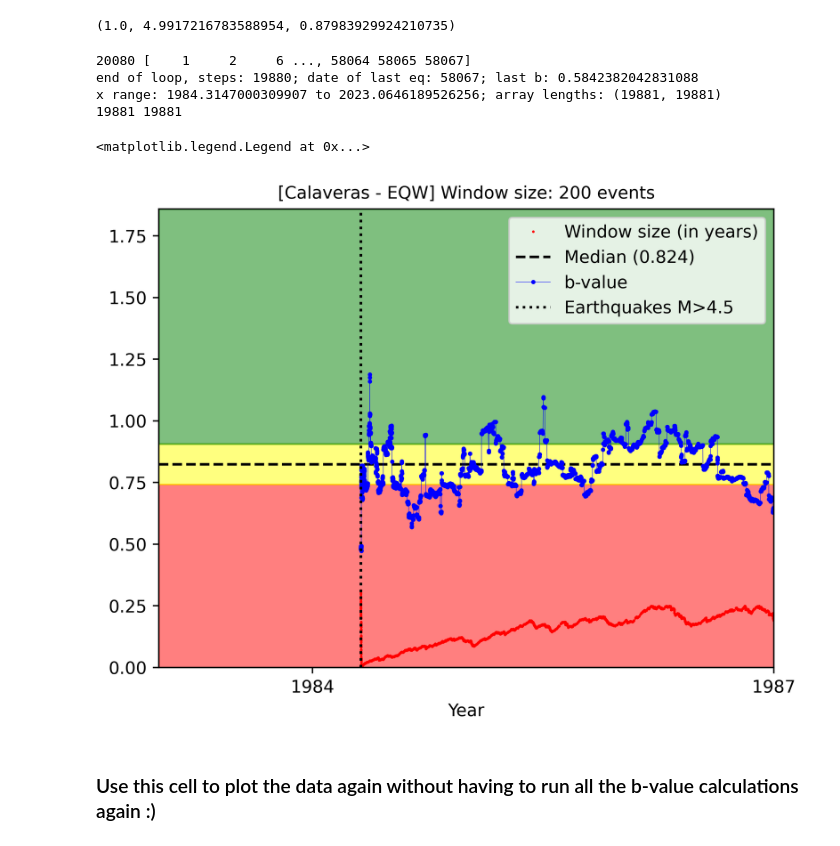
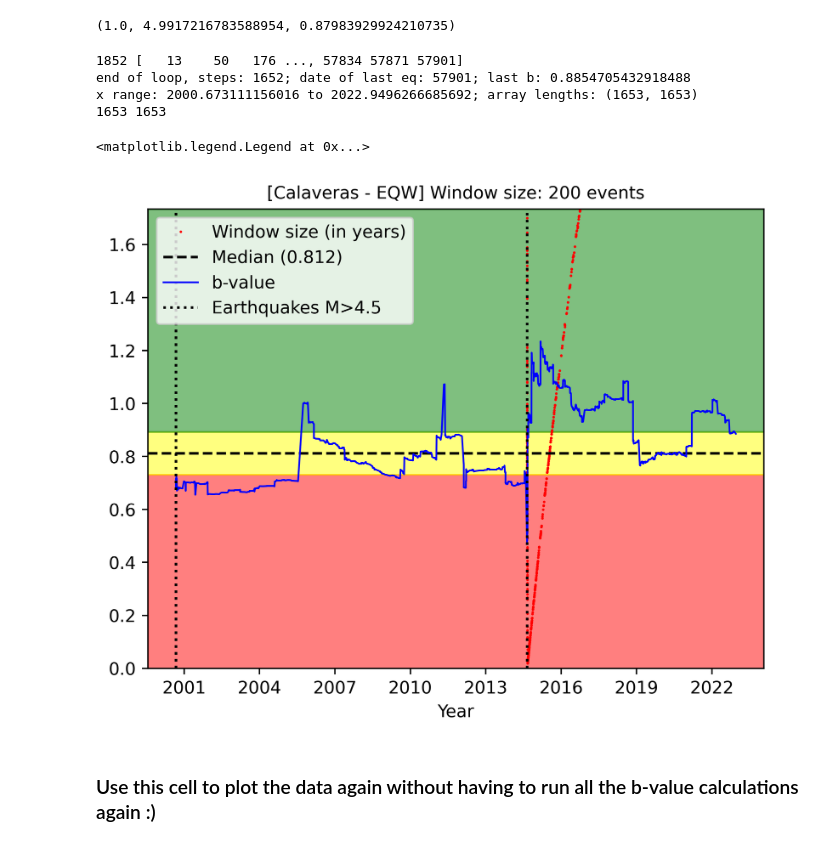
Before and after one commit to yair-franco/traffic_light_project, a Jupyter notebook: TLP_Table.ipynb, the cells around one changed output. Saved outputs shown, nothing was run; the diff lists cells and outputs as text; code cells hidden in the pictures.

Commit message:
improved Δb loop and added tabling

```diff
--- a/TLP_Table.ipynb
+++ b/TLP_Table.ipynb
@@ -138,15 +138,15 @@ def convert(lat_all,lon_all,lat0,lon0,azimuth,mdist,halfwidth=10):
     return dist_along_all,dist_norm_all,mlat,mlon,box_coor
 # %%
 #napa
-# lat0_proj= 38.45
-# lon0_proj=-122.43
-# azimuth_proj=160
-# mdist_proj=40
+lat0_proj= 38.45
+lon0_proj=-122.43
+azimuth_proj=160
+mdist_proj=40
 #clvrs
-lat0_proj= 37.54
-lon0_proj=-121.85
-azimuth_proj=150
-mdist_proj=60
+# lat0_proj= 37.54
+# lon0_proj=-121.85
+# azimuth_proj=150
+# mdist_proj=60
 #hwrd
 # lat0_proj= 38
 # lon0_proj=-122.35
@@ -285,7 +285,7 @@ def addbVal_slide(arrayName,bval,dates,firstEQ=0,lastEQ=1,plot=0): #adds b value
 
         plt.axhline(y = bMed, color = 'black', linestyle = '--',label=f"Median ({np.around(bMed,3)})")
         #plt.plot(x,arrayName,'b-',label="b-value")
-        plt.plot(x,arrayName,'b.-',label="b-value",markersize=3,linewidth=0.25)
+        plt.plot(x,arrayName,'b-',label="b-value",markersize=3,linewidth=1)
 
         #plt.plot(x,a*x+b,'r',label=f"Best fit line")
 
@@ -323,39 +323,39 @@ for i in range(len(index)):
     ewEnd = time_year[ew][-1]
     bDates.append(time_year[ew[-1]]) # append last event date in 'ew'. Provided by ChatGPT
 
     bEW = calc_Mc_b(mag[ew])[2]
     addbVal_slide(slide,bEW,bDates)
 
     ewLens.append((np.max(time_year[ew])-np.min(time_year[ew])))
 
     if ew[-1] >= max(index):
         print(f"end of loop, steps: {i}; date of last eq: {ew[-1]}; last b: {bEW}")
         xMin = np.min(bDates)
         xMax = np.max(bDates)
         print(f"x range: {xMin} to {xMax}; array lengths: {len(slide),len(bDates)}")
         plt.plot(bDates,ewLens,"ro",markersize=0.5,label="Window size (in years)")
         addbVal_slide(slide,bEW,bDates,xMin,xMax,1)
         break
 
 bigEqs = np.where(areaParams&timeParams&(mag>bigMag))
 bigDates = time_year[bigEqs]
 
 for x in bigDates:
     if x == min(bigDates):
         plt.axvline(x, color='black', linestyle=':',label=f'Earthquakes M>{bigMag}')
     plt.axvline(x, color='black', linestyle=':')
 
 # plt.plot(bDates,ewLens,"ro",markersize=0.5,label="Window size (in years)")
 plt.title(f"[Calaveras - EQW] Window size: {ewSize} events",fontsize=10)
-plt.xlim(1983,1987)
+#plt.xlim(1983,1987)
 plt.legend()
 # %% [output]
-20080 [    1     2     6 ..., 58064 58065 58067]
-end of loop, steps: 19880; date of last eq: 58067; last b: 0.5842382042831088
-x range: 1984.3147000309907 to 2023.0646189526256; array lengths: (19881, 19881)
-19881 19881
+1852 [   13    50   176 ..., 57834 57871 57901]
+end of loop, steps: 1652; date of last eq: 57901; last b: 0.8854705432918488
+x range: 2000.673111156016 to 2022.9496266685692; array lengths: (1653, 1653)
+1653 1653
 <matplotlib.legend.Legend at 0x...>
-[figure, old version]
+[figure, new version]
 # %% [markdown]
 ### Use this cell to plot the data again without having to run all the b-value calculations again :)
 # %%
```
Also changed, not shown: parts of 6 cells of this notebook, 1 other file.
